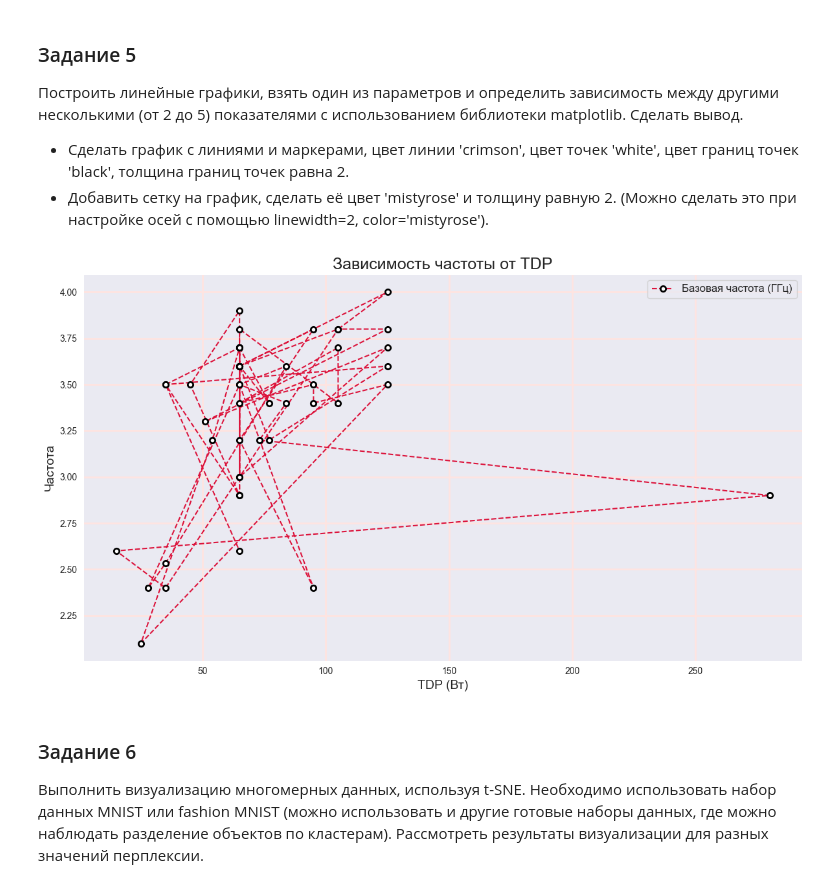
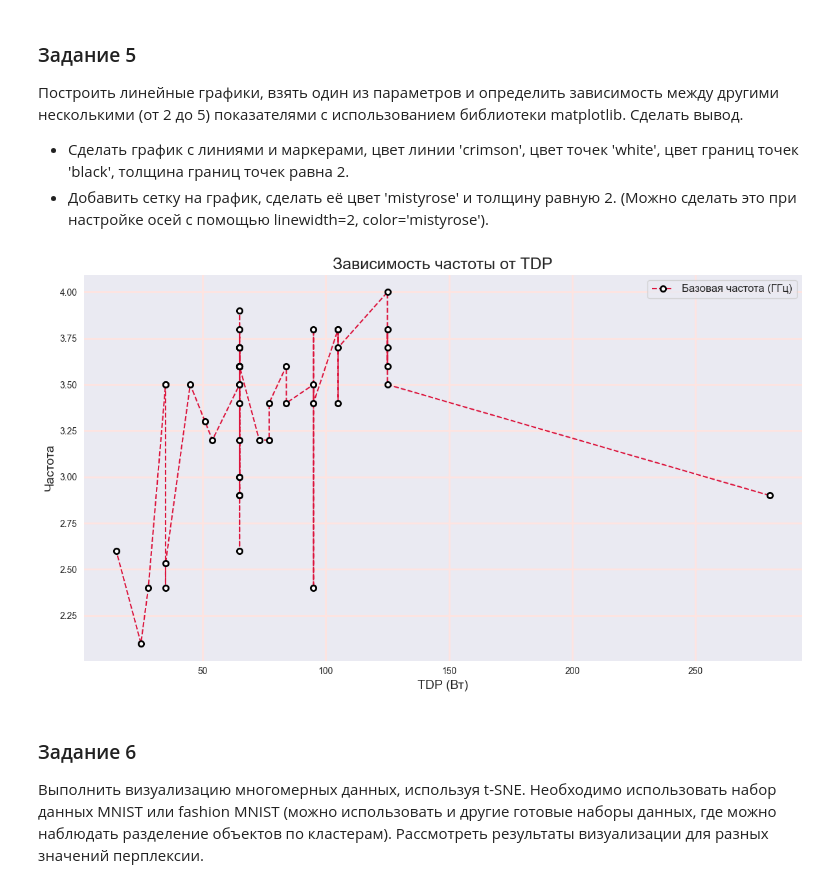
Before and after one commit to shok1i/Seventh-semester, a Jupyter notebook: BigData/PythonProject/PR2/PR2.ipynb, the cells around one changed output. Drawn from its saved outputs; the diff is of its cells as text; code cells hidden in the pictures.

```diff
--- a/BigData/PythonProject/PR2/notebook.ipynb
+++ b/BigData/PythonProject/PR2/PR2.ipynb
@@ -150,31 +150,36 @@ fig.show()
 # %%
 import pandas as pd
 import matplotlib.pyplot as plt
 
-cpu = pd.read_csv('cpu.csv', sep=',')
+cpu = pd.read_csv('PR2/cpu.csv', sep=',')
 
 cpu['TDP_clean'] = cpu['TDP'].str.replace(" W", "", regex=False).astype(float)
 
 cpu['Clock_clean'] = (cpu['Clock'].astype(str).str.split("to").str[0].str.replace("GHz", "", regex=False).str.strip())
 cpu['Clock_clean'] = pd.to_numeric(cpu['Clock_clean'], errors='coerce')
 
+
+cpu = cpu.sort_values(by="TDP_clean", ascending=False)
+
 x = cpu['TDP_clean']
 y = cpu['Clock_clean']
+
+
 
 plt.figure(figsize=(12, 7))
 plt.plot(x, y, marker='o', color='crimson', markerfacecolor='white', markeredgecolor='black', markeredgewidth=2,
          linestyle='--', label="Базовая частота (ГГц)")
 
 plt.title("Зависимость частоты от TDP", fontsize=18)
 plt.xlabel("TDP (Вт)", fontsize=14)
 plt.ylabel("Частота", fontsize=14)
 plt.grid(True, linewidth=2, color='mistyrose')
 plt.legend(fontsize=12)
 plt.tight_layout()
 
 plt.show()
 # %% [output]
-[figure, old version]
+[figure, new version]
 # %% [markdown]
 ### Задание 6
 Выполнить визуализацию многомерных данных, используя t-SNE. Необходимо использовать набор данных MNIST или fashion MNIST (можно использовать и другие готовые наборы данных, где можно наблюдать разделение объектов по кластерам). Рассмотреть результаты визуализации для разных значений перплексии.
```
Also changed, not shown: parts of 7 cells of this notebook, 3 other files.
